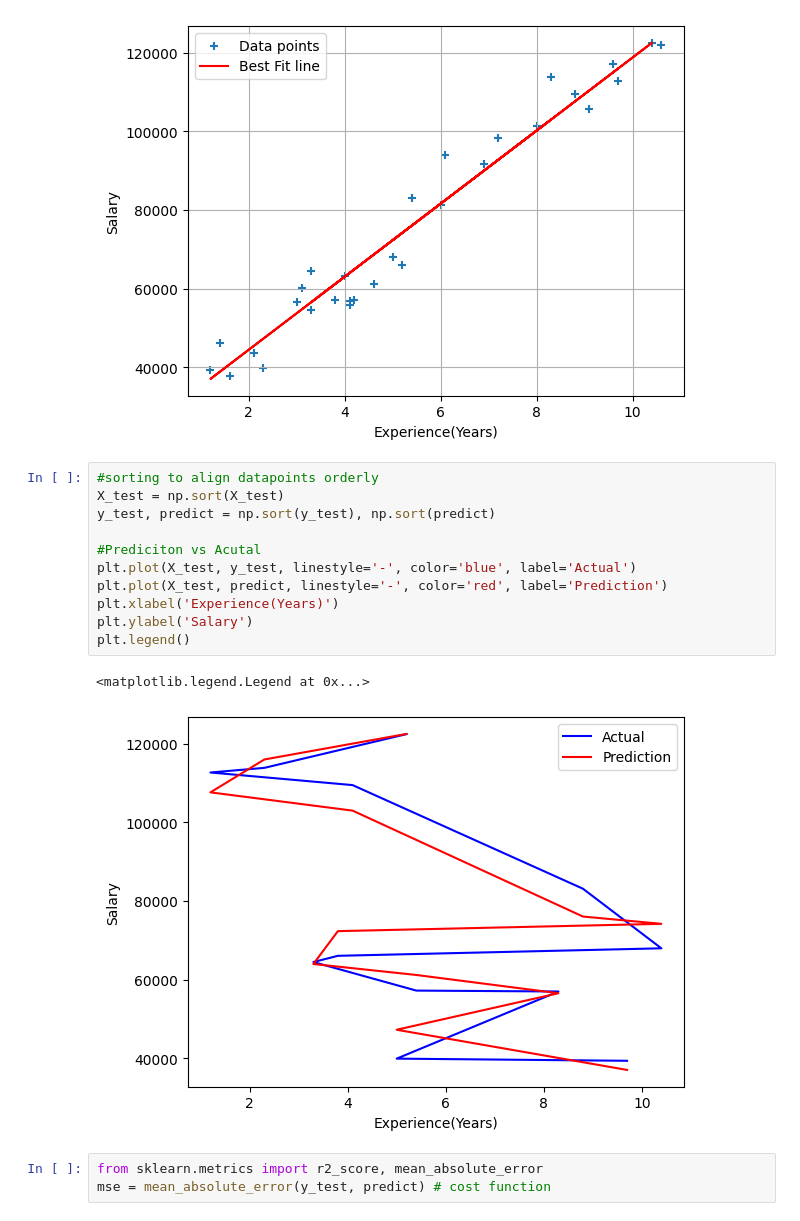
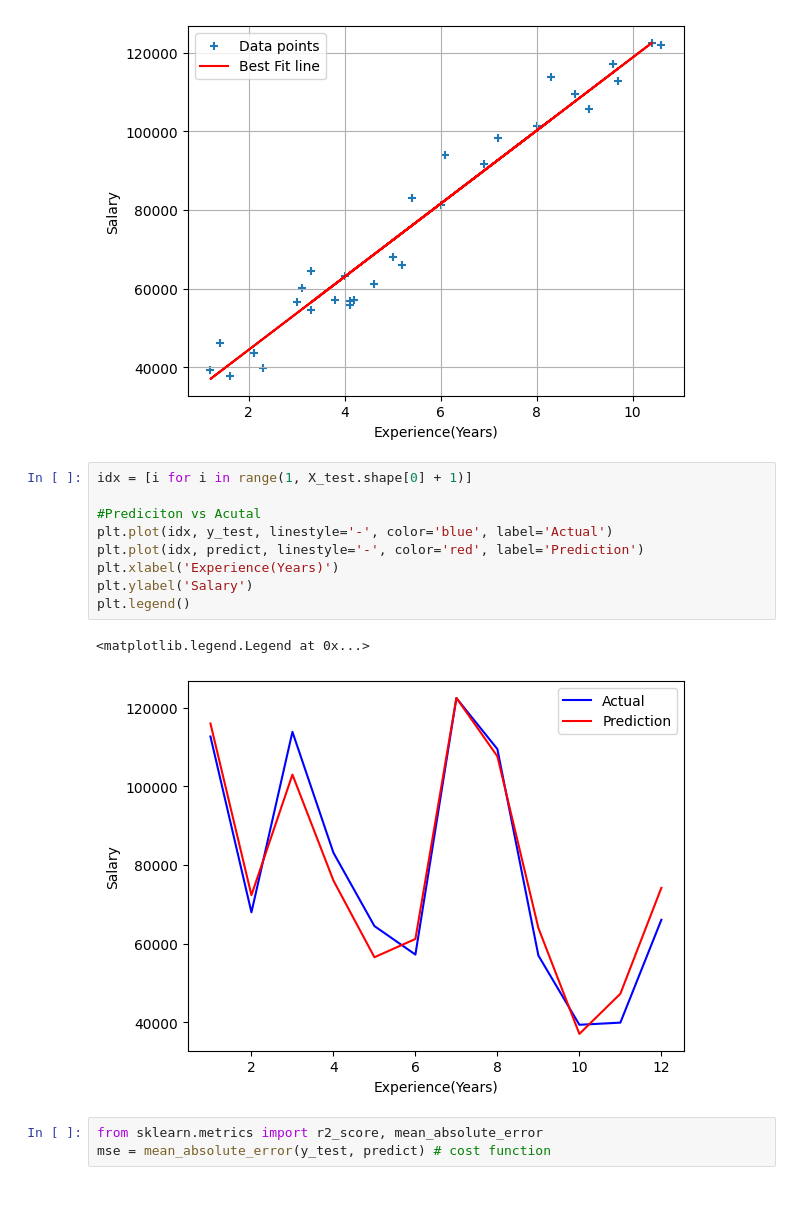
Before and after one commit to Quantum-TIM/Simple-Linear-Regression-Model, a Jupyter notebook: salary_model.ipynb, the cells around one changed output. Drawn from its saved outputs; the diff is of its cells as text.

```diff
--- a/salary_model.ipynb
+++ b/salary_model.ipynb
@@ -83,19 +83,17 @@ plt.grid()
 # %% [output]
 [figure]
 # %%
-#sorting to align datapoints orderly
-X_test = np.sort(X_test)
-y_test, predict = np.sort(y_test), np.sort(predict)
+idx = [i for i in range(1, X_test.shape[0] + 1)]
 
 #Prediciton vs Acutal
-plt.plot(X_test, y_test, linestyle='-', color='blue', label='Actual')
-plt.plot(X_test, predict, linestyle='-', color='red', label='Prediction')
+plt.plot(idx, y_test, linestyle='-', color='blue', label='Actual')
+plt.plot(idx, predict, linestyle='-', color='red', label='Prediction')
 plt.xlabel('Experience(Years)')
 plt.ylabel('Salary')
 plt.legend()
 # %% [output]
 <matplotlib.legend.Legend at 0x...>
-[figure, old version]
+[figure, new version]
 # %%
 from sklearn.metrics import r2_score, mean_absolute_error
 mse = mean_absolute_error(y_test, predict) # cost function
```
Also changed, not shown: parts of 1 cell of this notebook.
